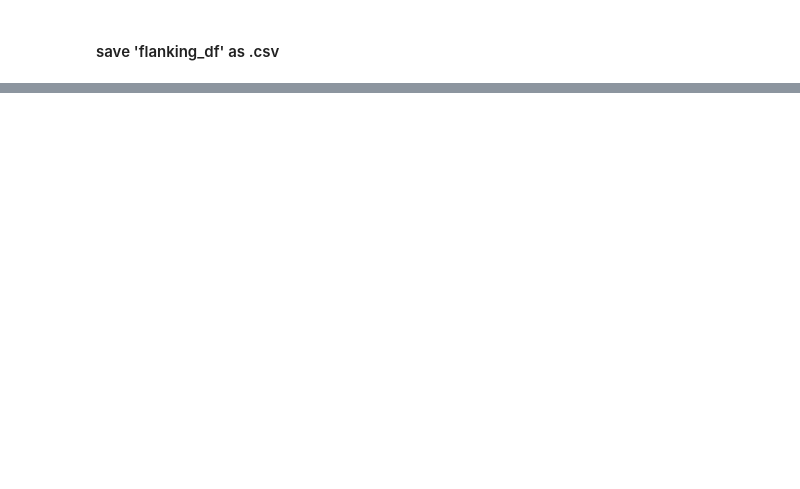
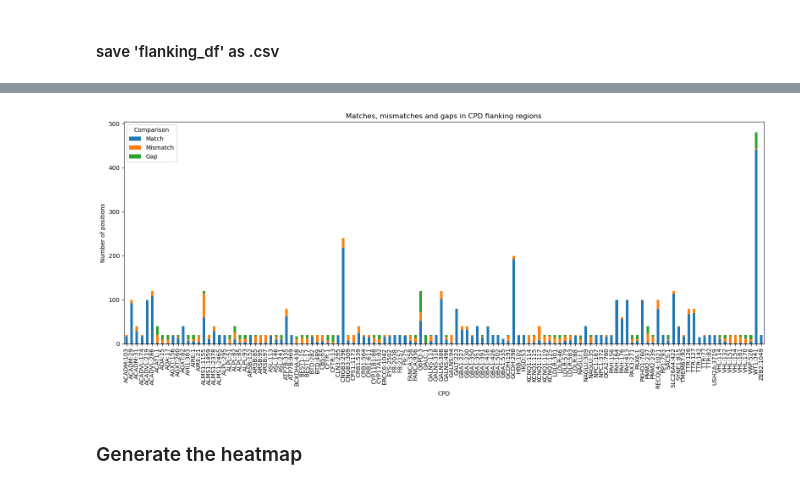
Before and after one commit to rbazev/kondrashov, a Jupyter notebook: Flanking_region_stat.ipynb, the cells around one changed output, grey strips where cells are left out. Drawn from its saved outputs; the diff is of its cells as text; code cells hidden in the pictures; blank space fills up the shorter version.

```diff
--- a/Flanking_region_stat.ipynb
+++ b/Flanking_region_stat.ipynb
@@ -1506,0 +1657,16 @@ flanking_df.to_csv("Outputs_primates/AllGenes_flanking_df.csv", index= False)
+# %%
+cpd_summary = (
+    plot_df
+    .groupby(["CPD", "status"])
+    .size()
+    .unstack(fill_value=0)
+)
+
+# Make sure all three columns exist
+for col in ["match", "different", "gap"]:
+    if col not in cpd_summary.columns:
+        cpd_summary[col] = 0
+
+cpd_summary = cpd_summary[
+    ["match", "different", "gap"]
+]
@@ -1506,0 +1683,23 @@ flanking_df.to_csv("Outputs_primates/AllGenes_flanking_df.csv", index= False)
+# %%
+cpd_summary.plot(
+    kind="bar",
+    stacked=True,
+    figsize=(16, 7)
+)
+
+plt.xlabel("CPD")
+plt.ylabel("Number of positions")
+plt.title("Matches, mismatches and gaps in CPD flanking regions")
+
+plt.xticks(rotation=90)
+plt.legend(
+    title="Comparison",
+    labels=["Match", "Mismatch", "Gap"]
+)
+
+plt.tight_layout()
+plt.show()
+# %% [output]
+[figure, added]
+# %% [markdown]
+### Generate the heatmap
```
Also changed, not shown: parts of 19 cells of this notebook, 6 other files.
